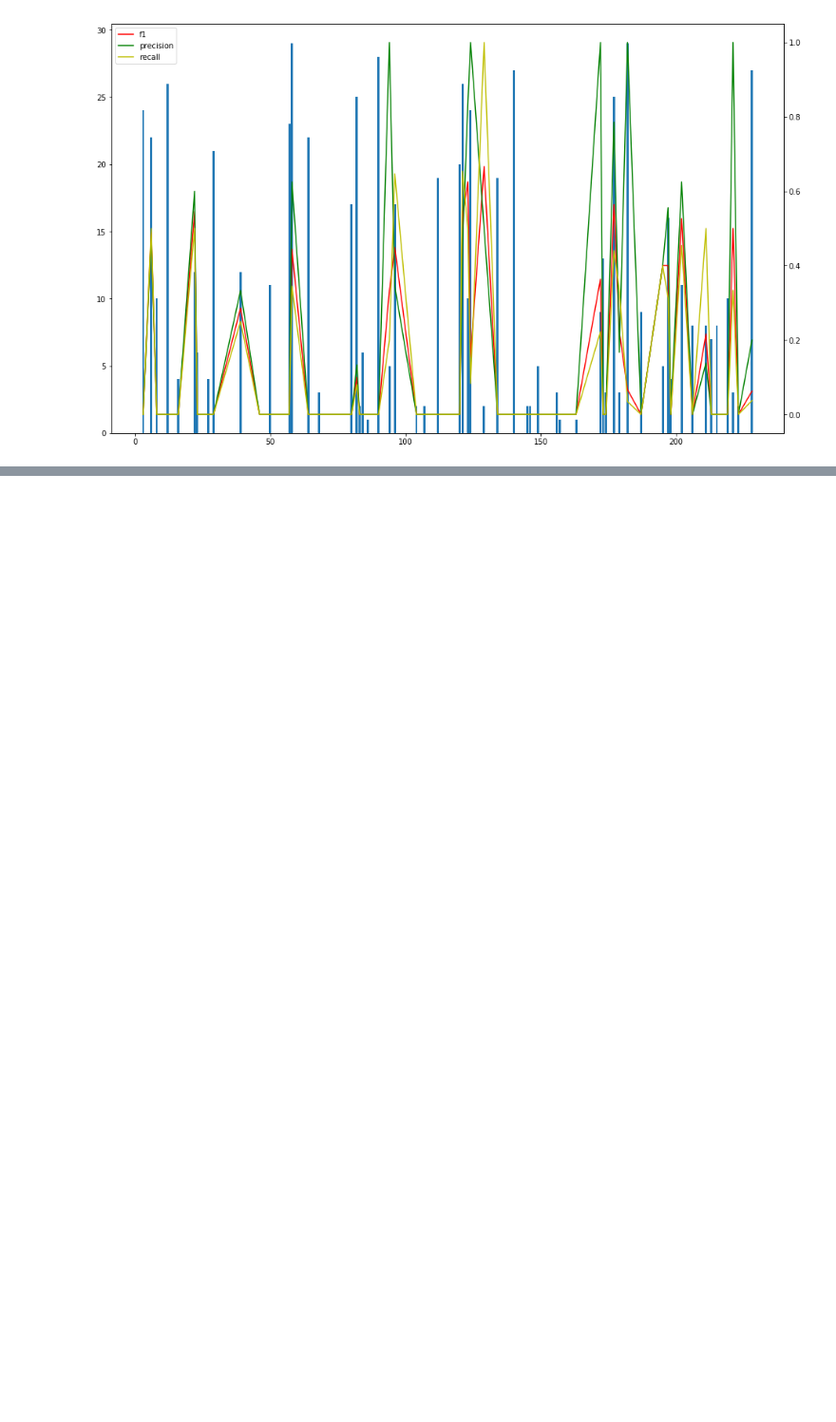
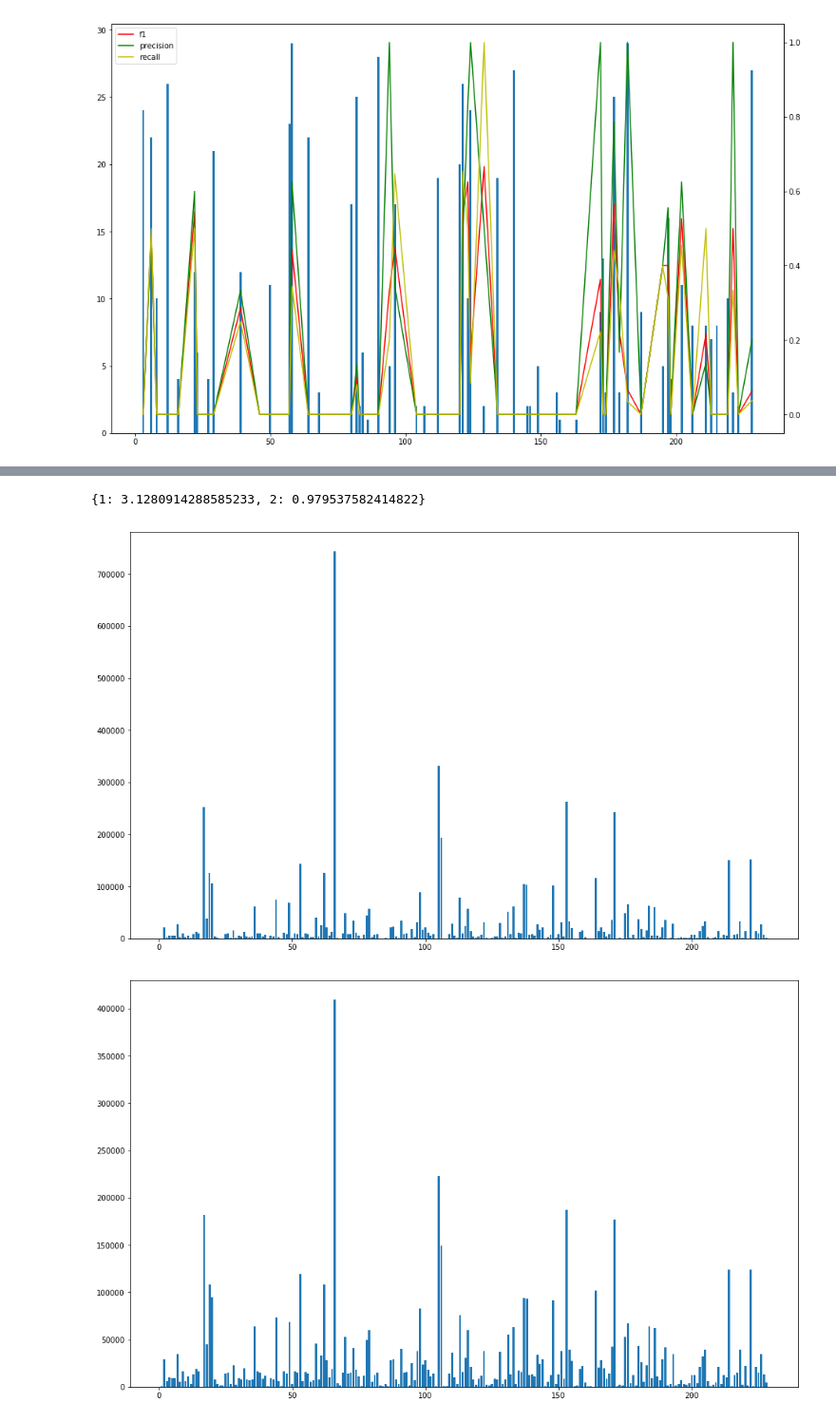
Before and after one commit to minfawang/cs231n-fashion, a Jupyter notebook: code/code_test.ipynb, the cells around one changed output, grey strips where cells are left out. Shown at 95% size. Cells and saved outputs as stored; diff of their text form; code cells hidden in the pictures; blank space fills up the shorter version.

Commit message:
Add weighting scheme for training pipeline

```diff
--- a/code/code_test.ipynb
+++ b/code/code_test.ipynb
@@ -539,0 +550,6 @@ plot_f1(f1_df[f1_df['img_count'] < 30])
+# %%
+train_json_path = '../data/train.json'  # TODO: use real path.
+import json
+
+with open(train_json_path, 'r') as fin:
+    train_json = json.load(fin)
@@ -539,0 +567,72 @@ plot_f1(f1_df[f1_df['img_count'] < 30])
+# %%
+from collections import Counter
+def get_label_to_freq_map(data_json):
+    label_to_freq_map = Counter()
+    for _, annotation in zip(data_json['images'], data_json['annotations']):
+#         imag_id = int(annotation['imageId'])
+        label_ids = map(int, annotation['labelId'])
+        for label_id in label_ids:
+            label_to_freq_map[label_id] += 1
+    return label_to_freq_map
+
+
+train_label_to_freq_map = get_label_to_freq_map(train_json)
+# %%
+def normalize_label_to_freq_map(label_to_freq_map, alpha=0.75):
+    """
+    Inputs:
+        label_to_freq_map: dict of (label: int, freq: int) pairs.
+
+    Returns:
+        dict of (label: int, normalized_weight: float) pairs.
+    """
+    freqs = label_to_freq_map.values()
+    freq_max = max(freqs)
+
+    label_to_weight_map = {}
+    total_adjusted_freq = 0.0
+    for label, freq in label_to_freq_map.items():
+        adjusted_freq = (1.0 * freq / freq_max) ** alpha
+        weight = adjusted_freq / freq
+        label_to_weight_map[label] = weight
+        total_adjusted_freq += adjusted_freq
+
+#     raw_weight_sum = sum(label_to_weight_map.values())
+#     norm_ratio = num_images / raw_weight_sum
+    norm_ratio = sum(freqs) / total_adjusted_freq
+
+    for label, weight in label_to_weight_map.items():
+        label_to_weight_map[label] = weight * norm_ratio
+
+    return label_to_weight_map
+
+test_label_to_freq_map = { 1: 1, 2: 104 }
+test_label_to_weight_map = normalize_label_to_freq_map(
+    test_label_to_freq_map)
+print(test_label_to_weight_map)
+
+# sum_i(weight_i * freq_i) == sum_i(freq_i)
+assert abs(105 - sum(test_label_to_freq_map[label] * weight
+                     for label, weight in test_label_to_weight_map.items())
+          ) < 1e-5
+# %% [output]
+{1: 3.1280914288585233, 2: 0.979537582414822}
+# %%
+import matplotlib.pyplot as plt
+
+def plot_kv(kv_map):
+    keys, values = zip(*kv_map.items())
+    plt.figure(figsize=(16, 10))
+    plt.bar(keys, values)
+
+train_label_to_weight_map = normalize_label_to_freq_map(train_label_to_freq_map)
+assert len(train_label_to_weight_map) == 228
+plot_kv(train_label_to_freq_map)
+plot_kv({
+    label: weight * train_label_to_freq_map[label]
+    for label, weight in train_label_to_weight_map.items()
+})
+plot_kv(train_label_to_weight_map)
+# %% [output]
+[figure, added]
+[figure, added]
```
Also changed, not shown: parts of 10 cells of this notebook, 4 other files.
